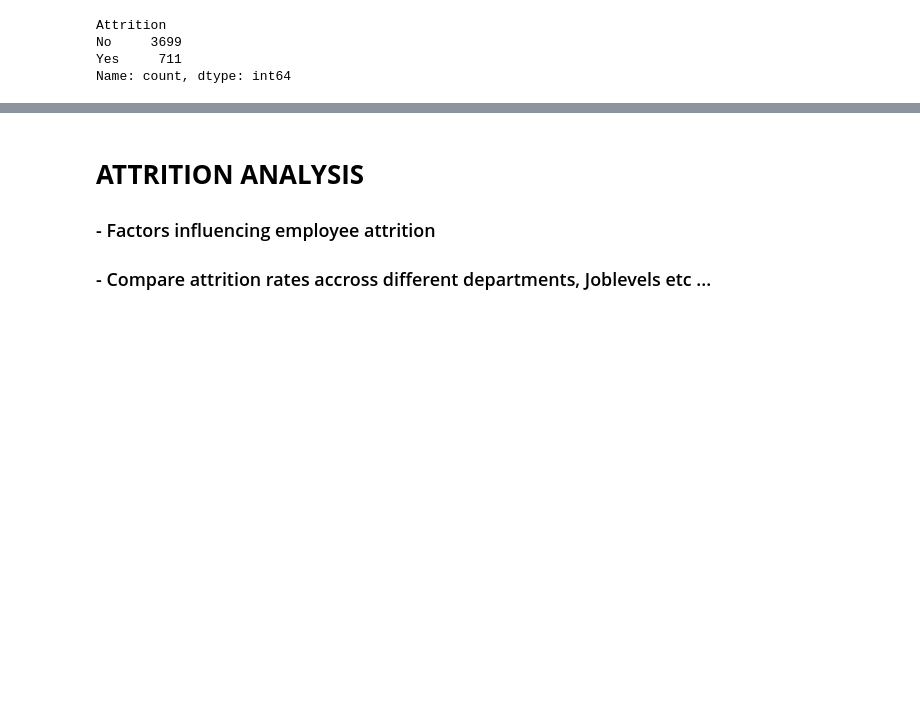
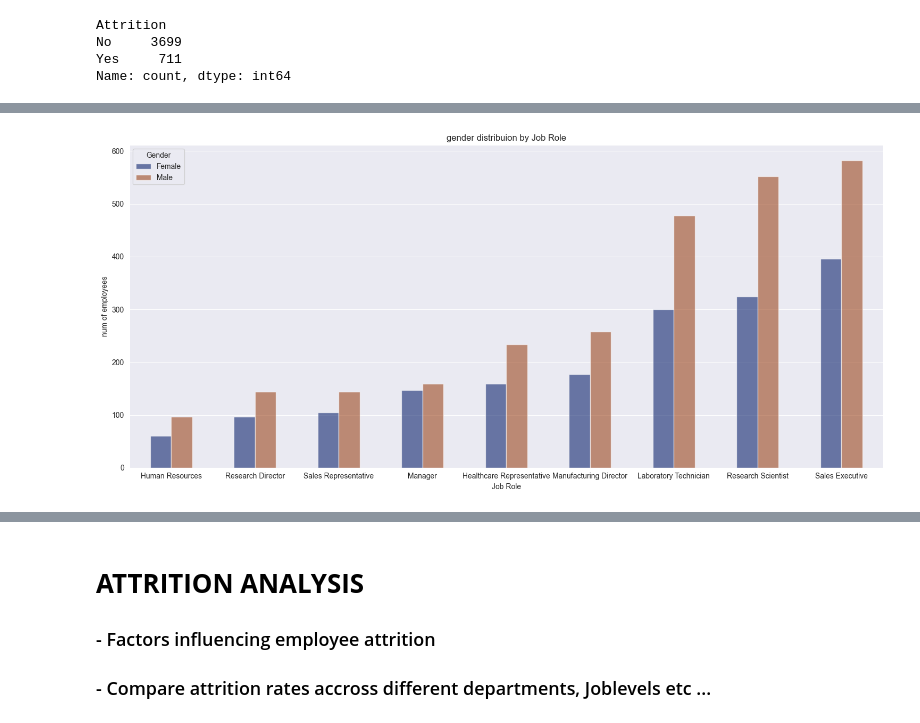
Before and after one commit to Buluma-Ke/HR-Employee-Analysis, a Jupyter notebook: employees.ipynb, the cells around one changed output, grey strips where cells are left out. Saved outputs shown, nothing was run; the diff lists cells and outputs as text; code cells hidden in the pictures; blank space fills up the shorter version.

```diff
--- a/employees.ipynb
+++ b/employees.ipynb
@@ -353,0 +411,22 @@ import seaborn as sb
+# %%
+# gender distrbution by Job role
+gend_dist_JbRl = pd.read_sql("SELECT JobRole,Gender, COUNT(*) numofemployees "
+            "FROM employeedata "
+            "GROUP BY JobRole, Gender "
+            "ORDER BY numofemployees;", con=engine)
+
+#plot
+#sb.set_style("darkgrid")
+plt.figure(figsize=(15,7))
+sb.barplot(
+    data=gend_dist_JbRl,
+    x="JobRole", y="numofemployees", hue="Gender",
+    errorbar="sd", palette="dark", alpha=.6, width=0.5)
+plt.title("gender distribuion by Job Role")
+plt.xlabel("Job Role")
+plt.ylabel("num of employees")
+
+plt.tight_layout()
+plt.show()
+# %% [output]
+[figure, added]
```
Also changed, not shown: parts of 27 cells of this notebook, 1 other file.
